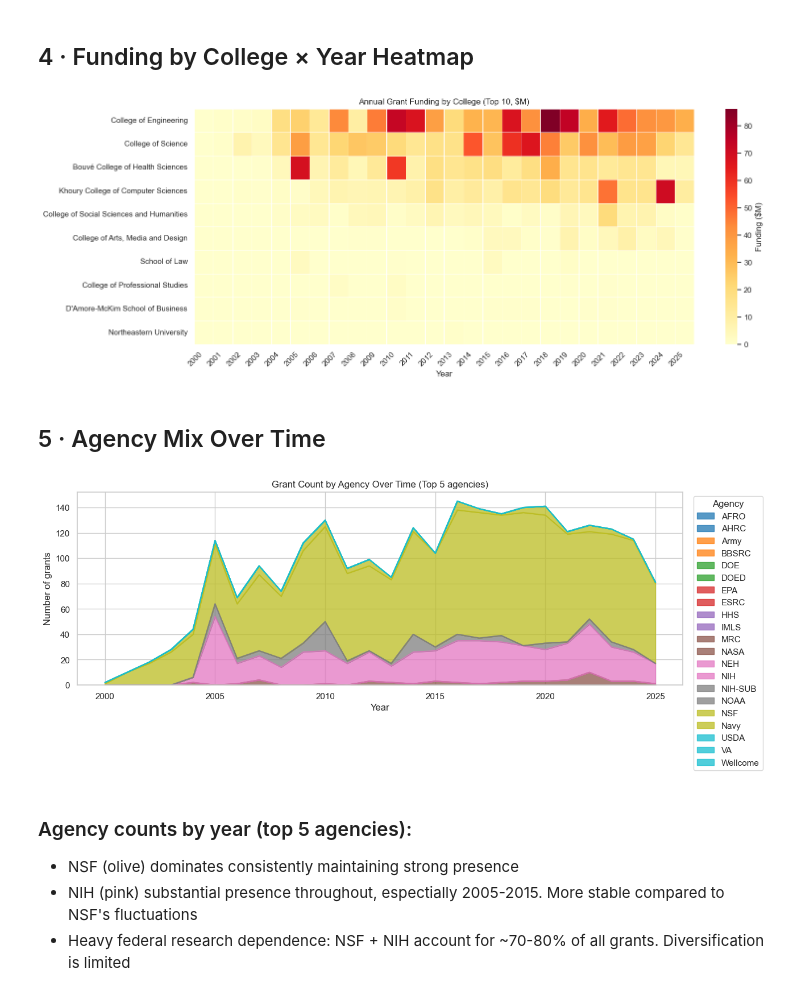
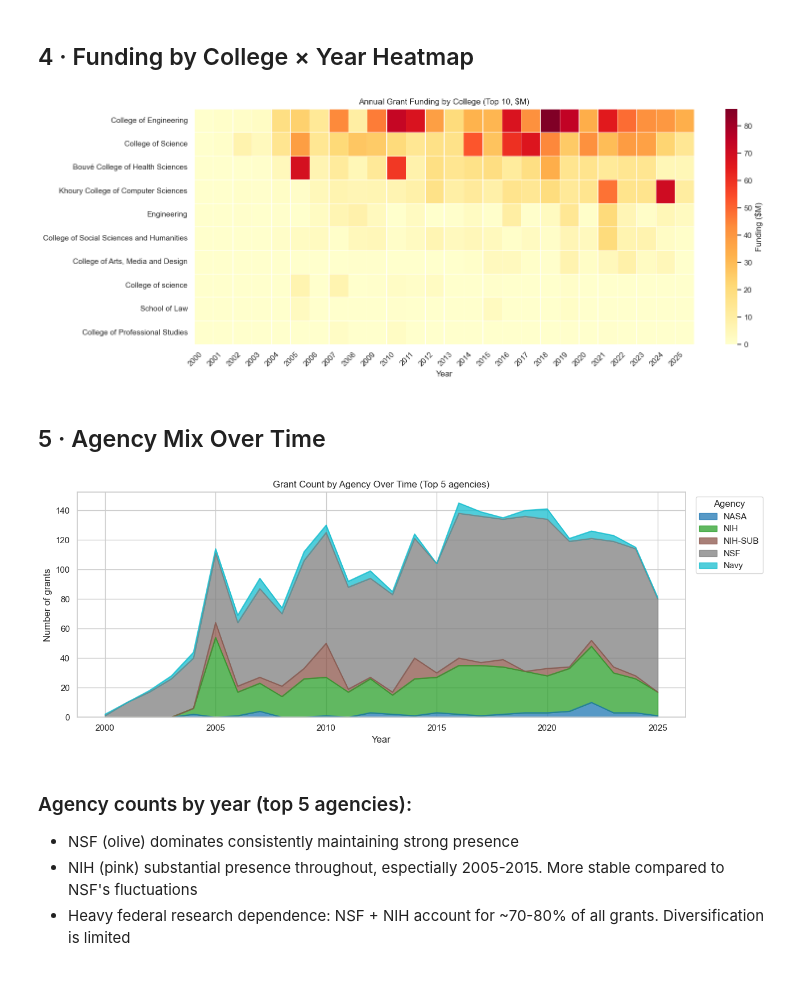
Before and after one commit to ebertini/visualizing-neu, a Jupyter notebook: notebooks/03_funding_over_time.ipynb, the cells around one changed output. Saved outputs shown, nothing was run; the diff lists cells and outputs as text; code cells hidden in the pictures.

```diff
--- a/notebooks/05_temporal_trends.ipynb
+++ b/notebooks/03_funding_over_time.ipynb
@@ -174,12 +174,12 @@ plt.show()
 # %% [markdown]
 ## 4 · Funding by College × Year Heatmap
 # %%
-# Join grant_faculty → grants → faculty to get college per grant per year
-gf_yr = (grant_faculty
-         .merge(grants_yr[['grantid', 'startdateyear', 'totaldollars']],
-                on='grantid', how='inner')
-         .merge(faculty[['employee id', 'superior_academic_unit']],
-                left_on='clientfacultyid', right_on='employee id', how='left'))
+# Join faculty_grants → grants → faculty to get college per grant per year
+gf_yr = (faculty_grants
+         .merge(grants_yr[['grant_id', 'startdateyear', 'totaldollars']],
+                on='grant_id', how='inner')
+         .merge(faculty[['faculty_id', 'superior_academic_unit']],
+                on='faculty_id', how='left'))
 
 college_yr = (gf_yr
               .groupby(['superior_academic_unit', 'startdateyear'], observed=True)
@@ -204,33 +204,33 @@ plt.tight_layout()
 plt.savefig(OUTPUTS_DIR / 'w5_college_year_heatmap.png', dpi=150, bbox_inches='tight')
 plt.show()
 # %% [output]
-[figure, old version]
+[figure, new version]
 # %% [markdown]
 ## 5 · Agency Mix Over Time
 # %%
 # Top 5 agencies by count
 top5_agencies = (grants['agencycode'].value_counts().head(5).index.tolist()
                  if 'agencycode' in grants.columns
                  else grants['agencyname'].value_counts().head(5).index.tolist())
 a_col = 'agencycode' if 'agencycode' in grants.columns else 'agencyname'
 
 agency_yr = (grants_yr[grants_yr[a_col].isin(top5_agencies)]
              .groupby([a_col, 'startdateyear'])
-             ['grantid'].nunique()
+             ['grant_id'].nunique()
              .unstack(fill_value=0))
 
 fig, ax = plt.subplots(figsize=(13, 5))
 agency_yr.T.plot(kind='area', stacked=True, ax=ax,
                  colormap='tab10', alpha=0.75)
 ax.set_xlabel('Year')
 ax.set_ylabel('Number of grants')
 ax.set_title('Grant Count by Agency Over Time (Top 5 agencies)')
 ax.legend(title='Agency', bbox_to_anchor=(1.01, 1), loc='upper left')
 plt.tight_layout()
 plt.savefig(OUTPUTS_DIR / 'w5_agency_mix_over_time.png', dpi=150, bbox_inches='tight')
 plt.show()
 # %% [output]
-[figure, old version]
+[figure, new version]
 # %% [markdown]
 ### Agency counts by year (top 5 agencies):
 - NSF (olive) dominates consistently maintaining strong presence
```
Also changed, not shown: parts of 4 cells of this notebook, 36 other files.
